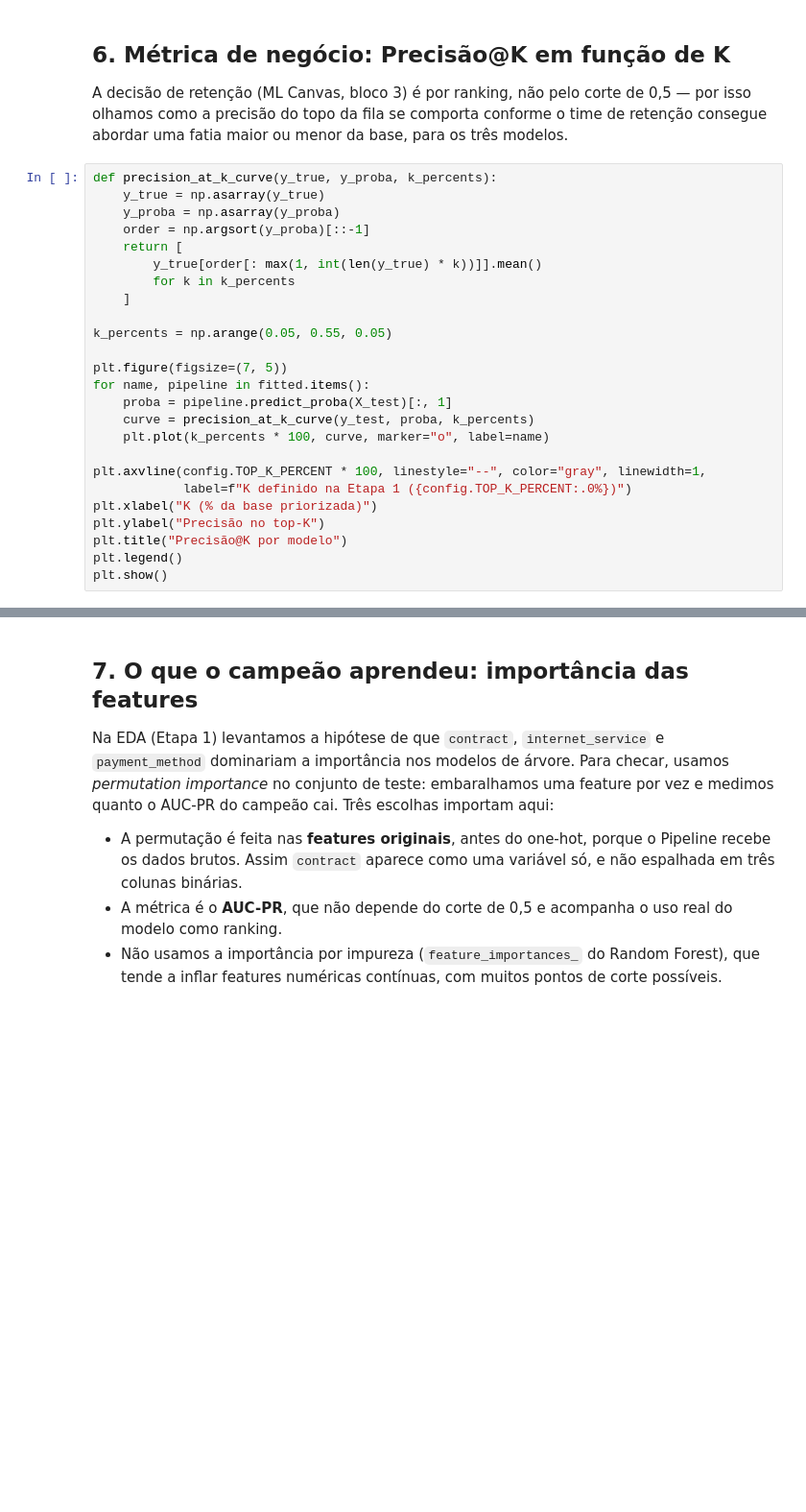
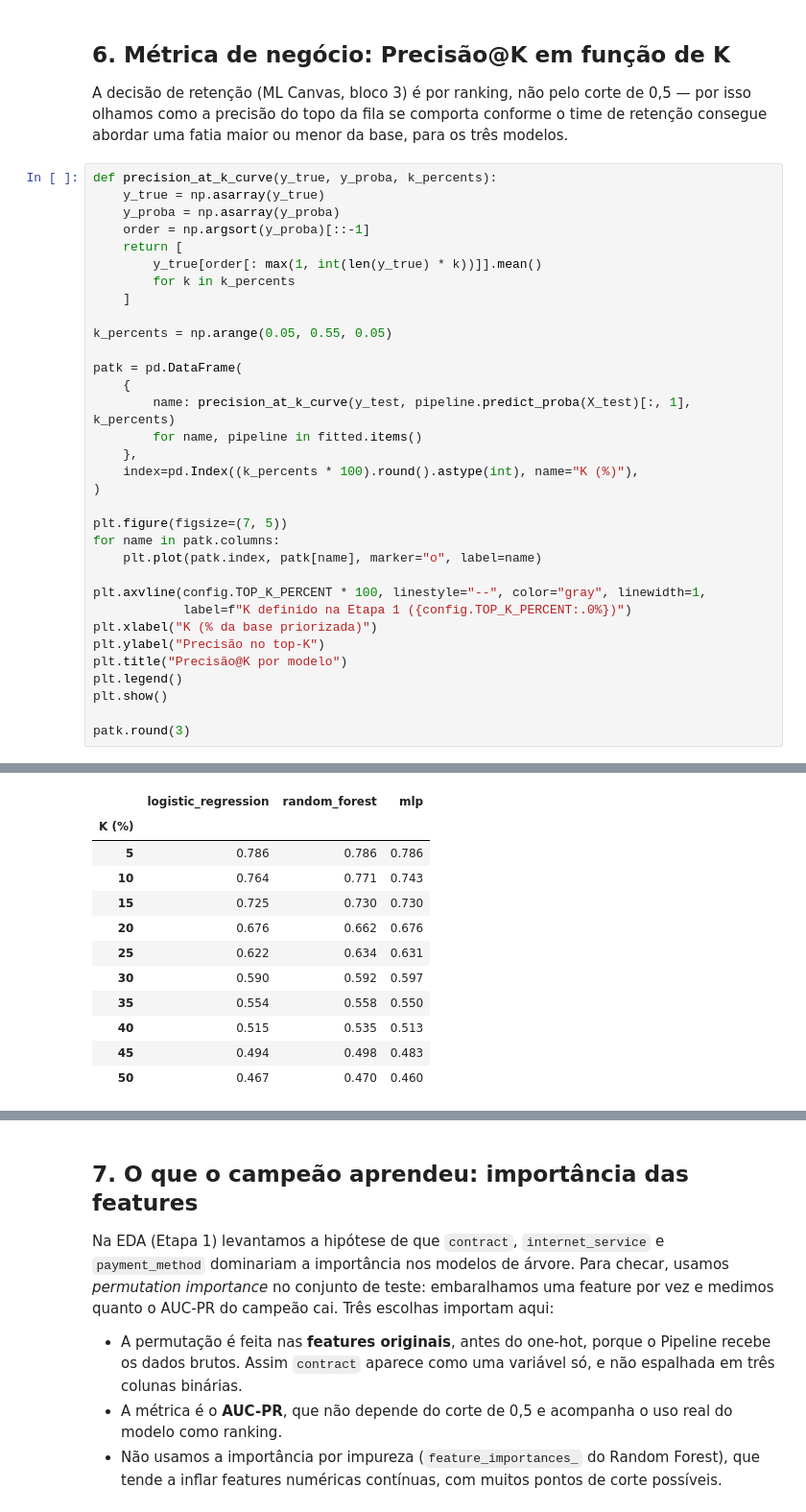
Before and after one commit to dudamarqs/churn-prediction-api, a Jupyter notebook: notebooks/model_comparison.ipynb, the cells around one changed output, grey strips where cells are left out. Shown at 96% size. Saved outputs shown, nothing was run; the diff lists cells and outputs as text; blank space fills up the shorter version.

```diff
--- a/notebooks/model_comparison.ipynb
+++ b/notebooks/model_comparison.ipynb
@@ -273,28 +273,48 @@ base, para os três modelos.
 # %%
 def precision_at_k_curve(y_true, y_proba, k_percents):
     y_true = np.asarray(y_true)
     y_proba = np.asarray(y_proba)
     order = np.argsort(y_proba)[::-1]
     return [
         y_true[order[: max(1, int(len(y_true) * k))]].mean()
         for k in k_percents
     ]
 
 k_percents = np.arange(0.05, 0.55, 0.05)
 
+patk = pd.DataFrame(
+    {
+        name: precision_at_k_curve(y_test, pipeline.predict_proba(X_test)[:, 1], k_percents)
+        for name, pipeline in fitted.items()
+    },
+    index=pd.Index((k_percents * 100).round().astype(int), name="K (%)"),
+)
+
 plt.figure(figsize=(7, 5))
-for name, pipeline in fitted.items():
-    proba = pipeline.predict_proba(X_test)[:, 1]
-    curve = precision_at_k_curve(y_test, proba, k_percents)
-    plt.plot(k_percents * 100, curve, marker="o", label=name)
+for name in patk.columns:
+    plt.plot(patk.index, patk[name], marker="o", label=name)
 
 plt.axvline(config.TOP_K_PERCENT * 100, linestyle="--", color="gray", linewidth=1,
             label=f"K definido na Etapa 1 ({config.TOP_K_PERCENT:.0%})")
 plt.xlabel("K (% da base priorizada)")
 plt.ylabel("Precisão no top-K")
 plt.title("Precisão@K por modelo")
 plt.legend()
 plt.show()
+
+patk.round(3)
 # %% [output]
 [figure]
+|  | logistic_regression | random_forest | mlp |
+| K (%) |  |  |  |
+| 5 | 0.786 | 0.786 | 0.786 |
+| 10 | 0.764 | 0.771 | 0.743 |
+| 15 | 0.725 | 0.730 | 0.730 |
+| 20 | 0.676 | 0.662 | 0.676 |
+| 25 | 0.622 | 0.634 | 0.631 |
+| 30 | 0.590 | 0.592 | 0.597 |
+| 35 | 0.554 | 0.558 | 0.550 |
+| 40 | 0.515 | 0.535 | 0.513 |
+| 45 | 0.494 | 0.498 | 0.483 |
+| 50 | 0.467 | 0.470 | 0.460 |
 # %% [markdown]
```
Also changed, not shown: parts of 3 cells of this notebook, 2 other files.
